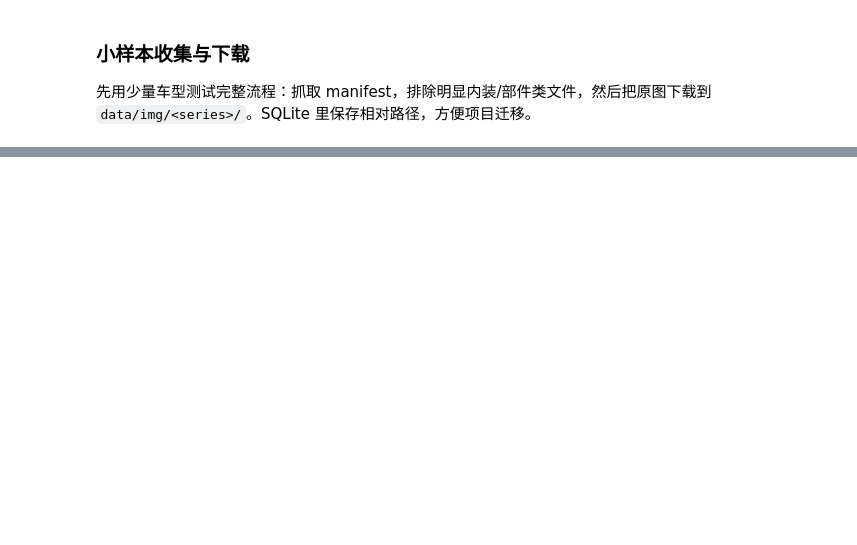
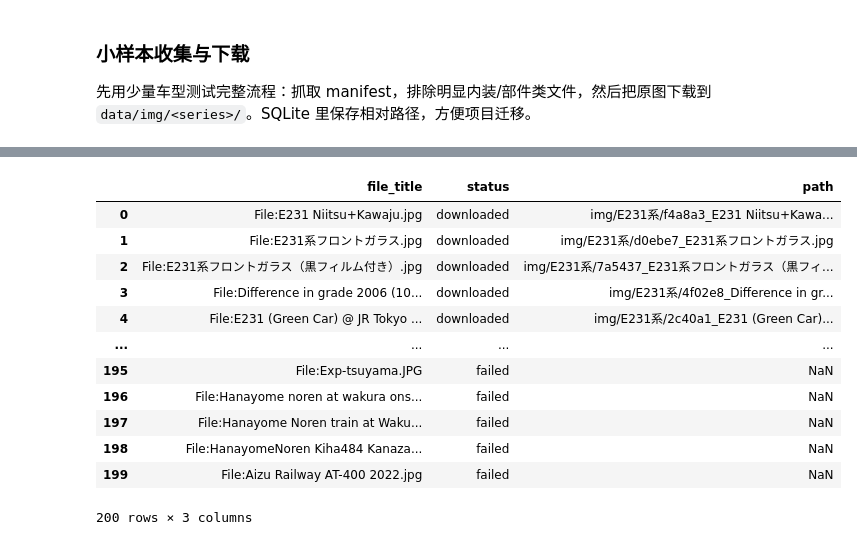
Before and after one commit to SniperPigeon/wakareeru, a Jupyter notebook: src/crawler/img_crawler.ipynb, the cells around one changed output, grey strips where cells are left out. Drawn from its saved outputs; the diff is of its cells as text; code cells hidden in the pictures; blank space fills up the shorter version.

```diff
--- a/src/crawler/img_crawler.ipynb
+++ b/src/crawler/img_crawler.ipynb
@@ -965,17 +1002,17 @@ plt.show()
 # %%
 #⚠️ 手动重置测试数据库/图片目录时再取消注释运行。
 
-import shutil
+# import shutil
 
-conn = init_image_db()
-conn.executescript("""
-    DELETE FROM image_categories;
-    DELETE FROM images;
-    DELETE FROM categories;
-""")
-conn.commit()
-conn.close()
+# conn = init_image_db()
+# conn.executescript("""
+#     DELETE FROM image_categories;
+#     DELETE FROM images;
+#     DELETE FROM categories;
+# """)
+# conn.commit()
+# conn.close()
 
-shutil.rmtree(os.path.join(PROJECT_ROOT, "data", "img"), ignore_errors=True)
-print("manifest database and data/img reset")
+# shutil.rmtree(os.path.join(PROJECT_ROOT, "data", "img"), ignore_errors=True)
+# print("manifest database and data/img reset")
 # %% [output]
@@ -1088,0 +1198,17 @@ download_result
+# %%
+download_result = download_manifest_dataframe(collection_manifest, limit=200)
+download_result
+# %% [output]
+|  | file_title | status | path |
+| 0 | File:E231 Niitsu+Kawaju.jpg | downloaded | img/E231系/f4a8a3_E231 Niitsu+Kawa... |
+| 1 | File:E231系フロントガラス.jpg | downloaded | img/E231系/d0ebe7_E231系フロントガラス.jpg |
+| 2 | File:E231系フロントガラス（黒フィルム付き）.jpg | downloaded | img/E231系/7a5437_E231系フロントガラス（黒フィ... |
+| 3 | File:Difference in grade 2006 (10... | downloaded | img/E231系/4f02e8_Difference in gr... |
+| 4 | File:E231 (Green Car) @ JR Tokyo ... | downloaded | img/E231系/2c40a1_E231 (Green Car)... |
+| ... | ... | ... | ... |
+| 195 | File:Exp-tsuyama.JPG | failed | NaN |
+| 196 | File:Hanayome noren at wakura ons... | failed | NaN |
+| 197 | File:Hanayome Noren train at Waku... | failed | NaN |
+| 198 | File:HanayomeNoren Kiha484 Kanaza... | failed | NaN |
+| 199 | File:Aizu Railway AT-400 2022.jpg | failed | NaN |
+200 rows × 3 columns
```
Also changed, not shown: parts of 7 cells of this notebook.
